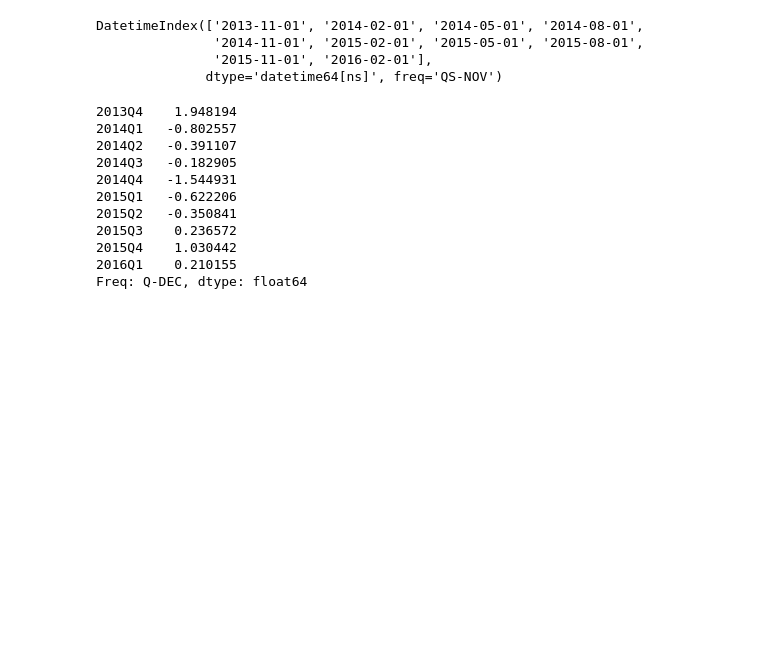
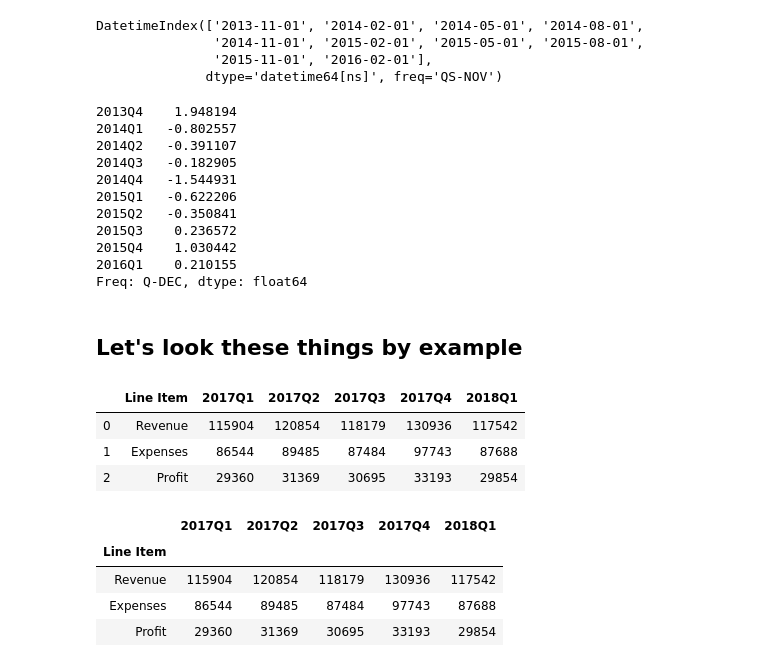
Before and after one commit to vishaldubey180/Pandas-, a Jupyter notebook: 19_pandas/Time series analysis 5.ipynb, the cells around one changed output. Drawn from its saved outputs; the diff is of its cells as text; code cells hidden in the pictures; blank space fills up the shorter version.

```diff
--- a/19_pandas/Time series analysis 5.ipynb
+++ b/19_pandas/Time series analysis 5.ipynb
@@ -326,3 +326,5 @@ pst.to_period()
 2015Q4    1.030442
 2016Q1    0.210155
 Freq: Q-DEC, dtype: float64
+# %% [markdown]
+## Let's look these things by example
@@ -328,0 +333,19 @@ Freq: Q-DEC, dtype: float64
+# %%
+df = pd.read_csv('wmt.csv')
+# %%
+df
+# %% [output]
+|  | Line Item | 2017Q1 | 2017Q2 | 2017Q3 | 2017Q4 | 2018Q1 |
+| 0 | Revenue | 115904 | 120854 | 118179 | 130936 | 117542 |
+| 1 | Expenses | 86544 | 89485 | 87484 | 97743 | 87688 |
+| 2 | Profit | 29360 | 31369 | 30695 | 33193 | 29854 |
+# %%
+df.set_index('Line Item', inplace=True)
+# %%
+df
+# %% [output]
+|  | 2017Q1 | 2017Q2 | 2017Q3 | 2017Q4 | 2018Q1 |
+| Line Item |  |  |  |  |  |
+| Revenue | 115904 | 120854 | 118179 | 130936 | 117542 |
+| Expenses | 86544 | 89485 | 87484 | 97743 | 87688 |
+| Profit | 29360 | 31369 | 30695 | 33193 | 29854 |
```
Also changed, not shown: parts of 14 cells of this notebook.
